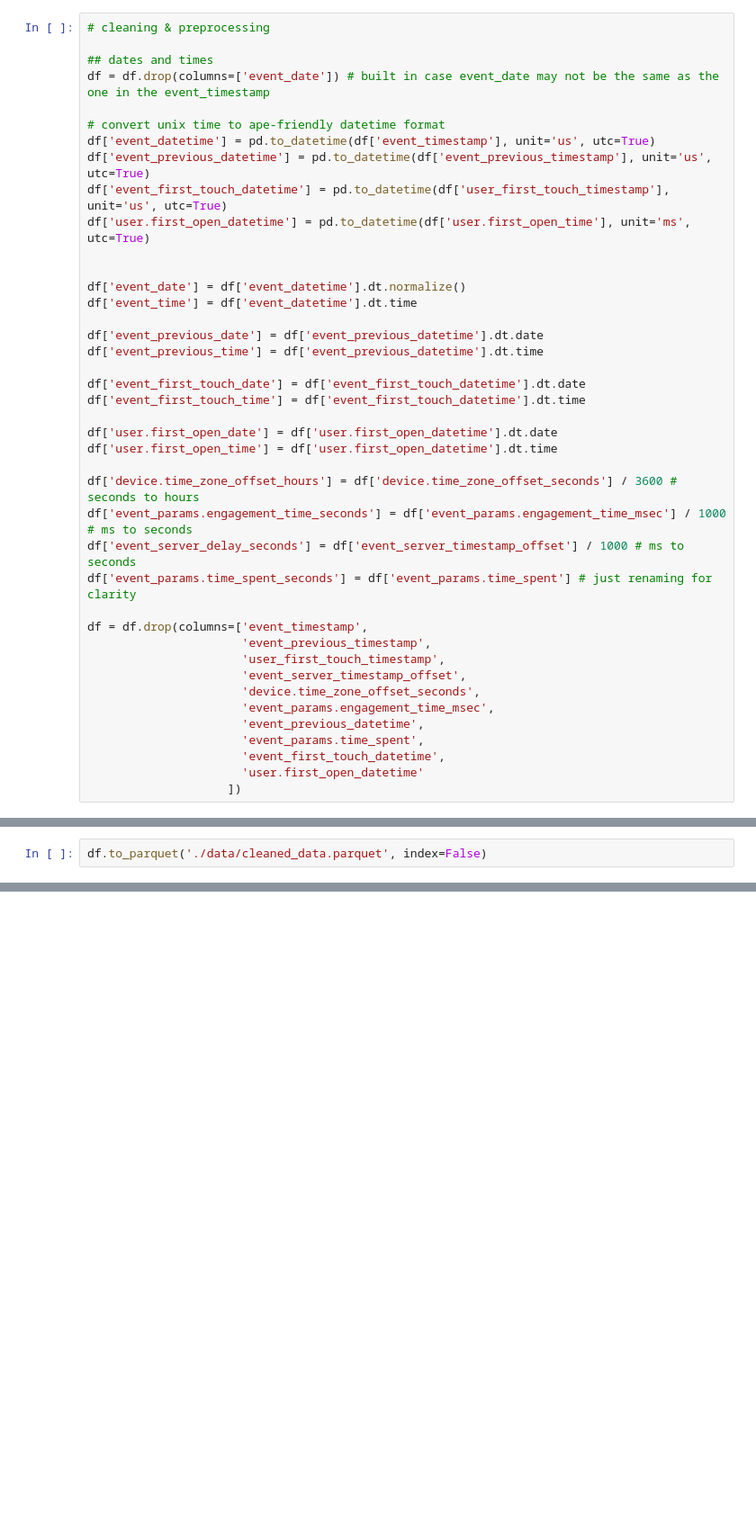
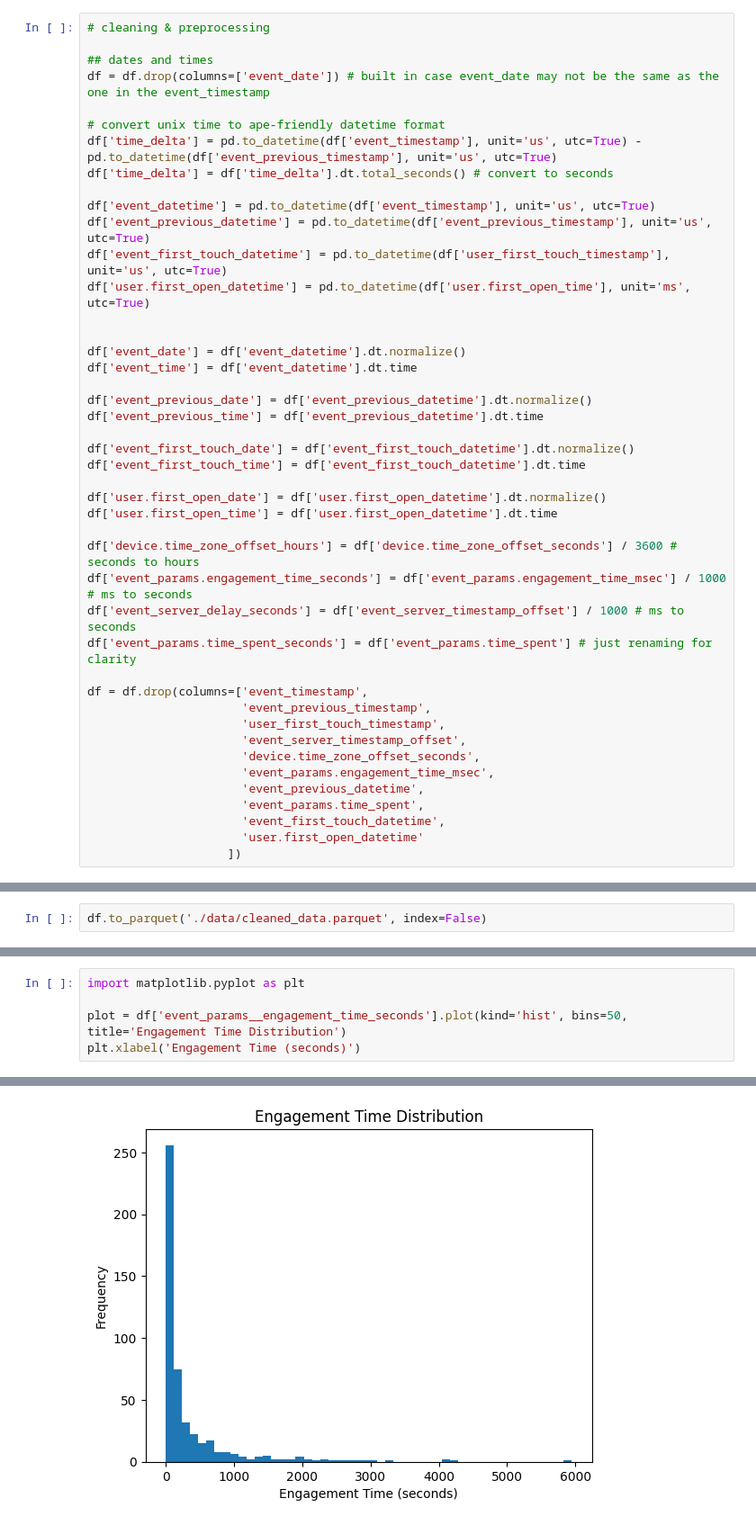
Before and after one commit to nocsaren/emoji-oracle-analytics, a Jupyter notebook: prepare_data.ipynb, the cells around one changed output, grey strips where cells are left out. Shown at 90% size. Cells and saved outputs as stored; diff of their text form; blank space fills up the shorter version.

```diff
--- a/prepare_data.ipynb
+++ b/prepare_data.ipynb
@@ -88,6 +103,9 @@ df = pd.DataFrame([flatten_row(row) for _, row in df.iterrows()]) # for wtfs ref
 df = df.drop(columns=['event_date']) # built in case event_date may not be the same as the one in the event_timestamp
 
 # convert unix time to ape-friendly datetime format
+df['time_delta'] = pd.to_datetime(df['event_timestamp'], unit='us', utc=True) - pd.to_datetime(df['event_previous_timestamp'], unit='us', utc=True)
+df['time_delta'] = df['time_delta'].dt.total_seconds() # convert to seconds
+
 df['event_datetime'] = pd.to_datetime(df['event_timestamp'], unit='us', utc=True)
 df['event_previous_datetime'] = pd.to_datetime(df['event_previous_timestamp'], unit='us', utc=True)
 df['event_first_touch_datetime'] = pd.to_datetime(df['user_first_touch_timestamp'], unit='us', utc=True)
@@ -97,13 +115,13 @@ df['user.first_open_datetime'] = pd.to_datetime(df['user.first_open_time'], unit
 df['event_date'] = df['event_datetime'].dt.normalize()
 df['event_time'] = df['event_datetime'].dt.time
 
-df['event_previous_date'] = df['event_previous_datetime'].dt.date
+df['event_previous_date'] = df['event_previous_datetime'].dt.normalize()
 df['event_previous_time'] = df['event_previous_datetime'].dt.time
 
-df['event_first_touch_date'] = df['event_first_touch_datetime'].dt.date
+df['event_first_touch_date'] = df['event_first_touch_datetime'].dt.normalize()
 df['event_first_touch_time'] = df['event_first_touch_datetime'].dt.time
 
-df['user.first_open_date'] = df['user.first_open_datetime'].dt.date
+df['user.first_open_date'] = df['user.first_open_datetime'].dt.normalize()
 df['user.first_open_time'] = df['user.first_open_datetime'].dt.time
 
 df['device.time_zone_offset_hours'] = df['device.time_zone_offset_seconds'] / 3600 # seconds to hours
@@ -260,0 +284,6 @@ array([nan, 'stone_mini_game', 'cauldron_mini_game', 'star_mini_game',
+# %%
+import matplotlib.pyplot as plt
+
+plot = df['event_params__engagement_time_seconds'].plot(kind='hist', bins=50, title='Engagement Time Distribution')
+plt.xlabel('Engagement Time (seconds)')
+# %% [output]
@@ -260,0 +291 @@ array([nan, 'stone_mini_game', 'cauldron_mini_game', 'star_mini_game',
+[figure, added]
```
Also changed, not shown: parts of 19 cells of this notebook, 6 other files.
